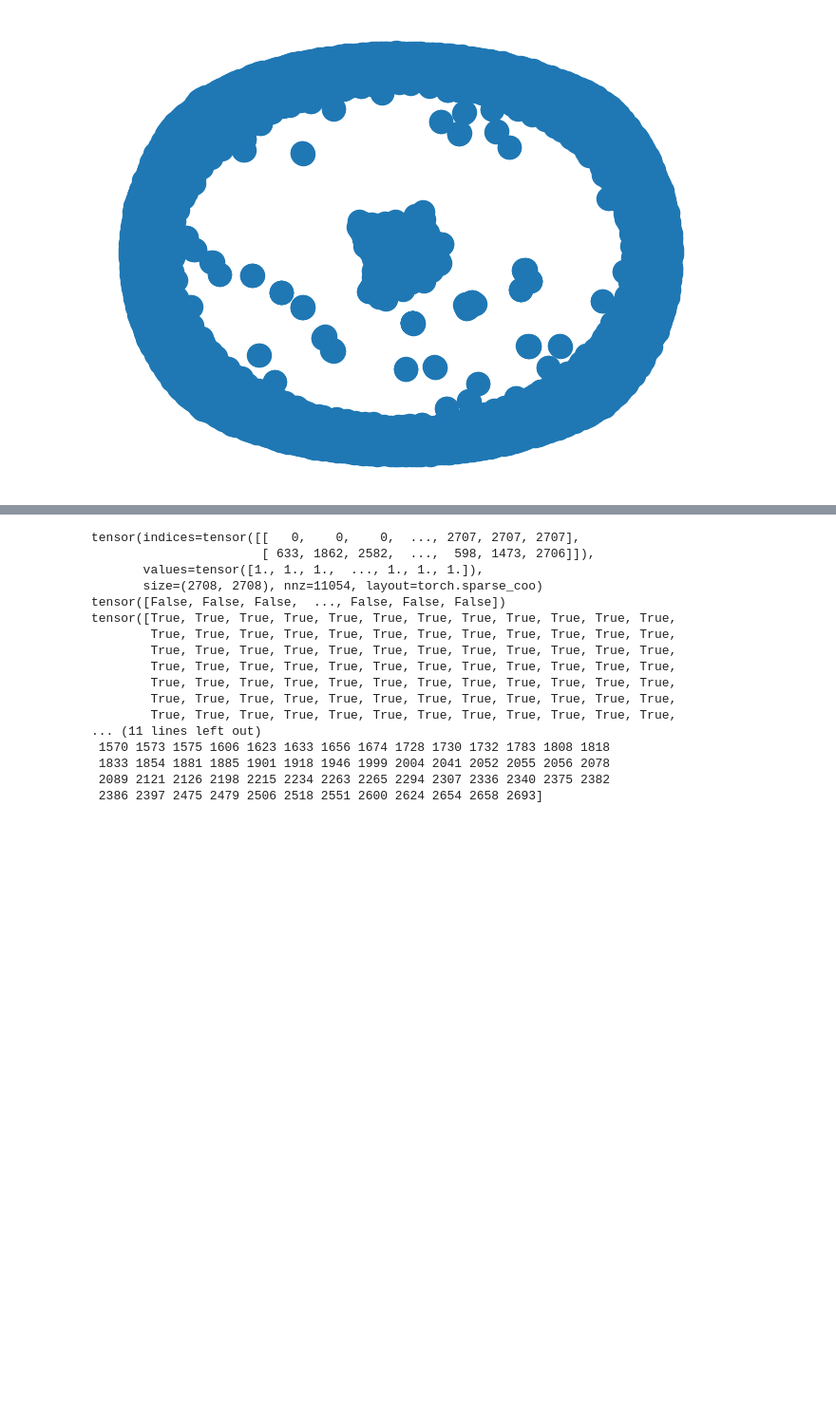
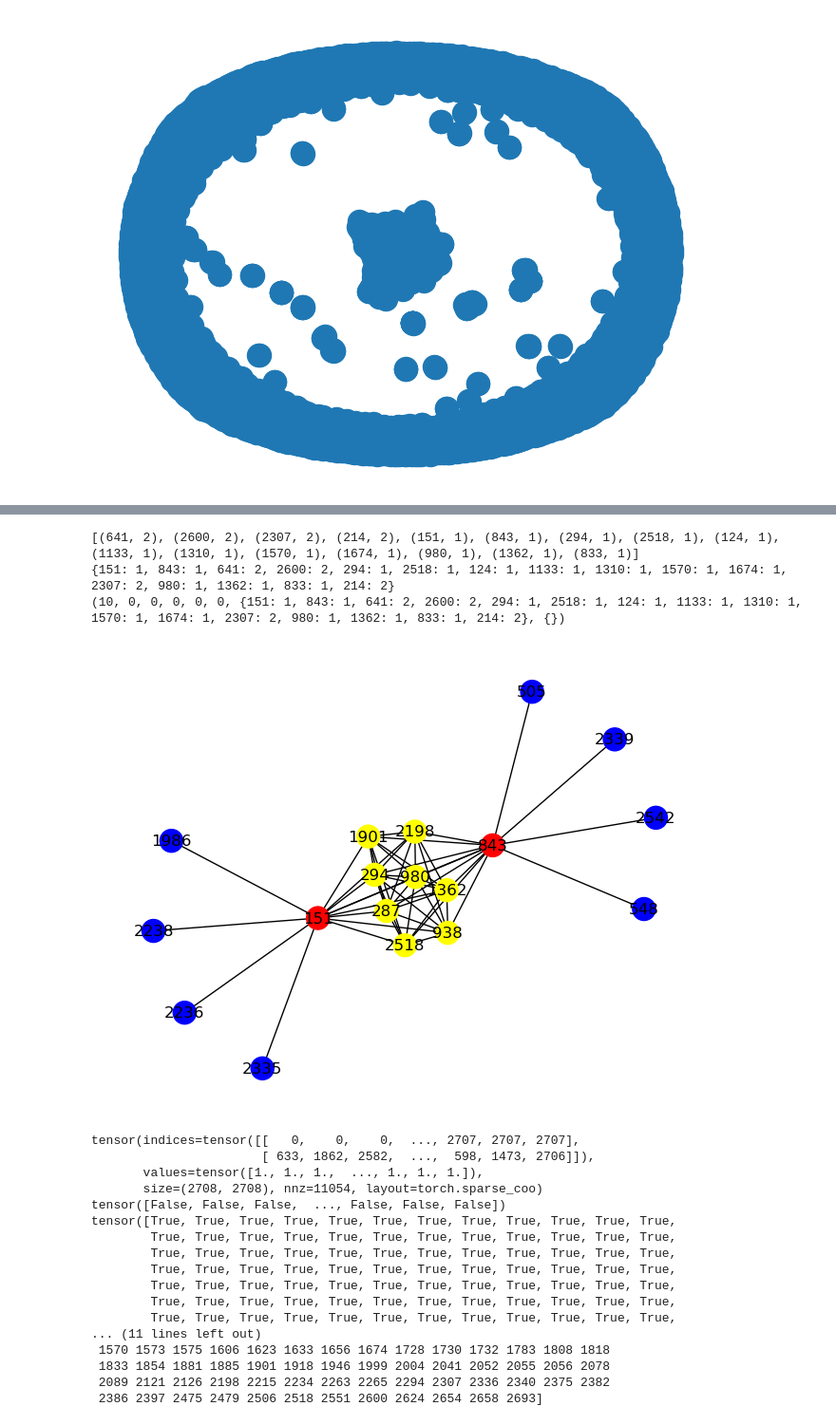
Before and after one commit to Grace-Melchiors/AAU-Dat6-Poison-GAD, a Jupyter notebook: Defence/grace.ipynb, the cells around one changed output, grey strips where cells are left out. Shown: that part at 95% size. Drawn from its saved outputs; the diff is of its cells as text; code cells hidden in the pictures; blank space fills up the shorter version.

Commit message:
added PerturbStats

```diff
--- a/Defence/grace.ipynb
+++ b/Defence/grace.ipynb
@@ -467,7 +469,7 @@ model = multiple_AS(target_lst = target_list, n_node = amount_of_nodes, device =
 
 budget = target_list.shape[0] * 2  # The amount of edges to change
 
-budget = 2
+budget = 10
 
 print("Starting attack...")
 
@@ -494,3 +503,81 @@ RuntimeError: Concatenating sparse tensors, but a dense tensor was found at posi
+# %%
+
+def perturbStats(perturb, amomaly_list):
+    """
+        returns:
+            AtA_del_count: Anomaly to Anomaly deletion count
+            AtA_add_count: Anomaly to Anomaly addition count
+            AtN_del_count: Anomaly to Normal deletion count
+            AtN_add_count: Anomaly to Normal addition count
+            NtN_del_count: Normal to Normal deletion count
+            NtN_add_count: Normal to Normal addition count
+
+            del_dict: Dictionary of node indxs along with how often they have had deleted edges
+            add_dict: Dictionary of node indxs along with how often they have had added edges
+    """
+
+    AtA_del_count = 0 #Anomaly to Anomaly deletion count
+    AtA_add_count = 0 #Anomaly to Anomaly addition count
+    AtN_del_count = 0 #Anomaly to Normal deletion count
+    AtN_add_count = 0 #Anomaly to Normal addition count
+    NtN_del_count = 0 #Normal to Normal deletion count
+    NtN_add_count = 0 #Normal to Normal addition count
+
+    del_dict = {}   # Dictionary of node indxs along with how often they have had deleted edges
+    add_dict = {}   # Dictionary of node indxs along with how often they have had added edges
+
+    def addToLib(index, dict_store):
+        if index in dict_store:
+            dict_store[index] += 1
+        else:
+            dict_store[index] = 1
+    def addIndex(index, was_delete_action):
+        if was_delete_action:
+            addToLib(index, del_dict)
+        else:
+            addToLib(index, add_dict)
+
+    for change in perturb:
+        # Deletions
+        if (change[0] in amomaly_list) and (change[1] in amomaly_list) and (change[2] == 1):
+            AtA_del_count += 1
+        elif ((change[0] in amomaly_list) and (change[1] not in amomaly_list) or
+            (change[0] not in amomaly_list) and (change[1] in amomaly_list)) and (change[2] == 1):
+            AtN_del_count += 1
+        elif (change[0] not in amomaly_list) and (change[1] not in amomaly_list) and (change[2] == 1):
+            NtN_del_count += 1
+
+        # Additions
+        elif (change[0] in amomaly_list) and (change[1] in amomaly_list) and (change[2] == 0):
+            AtA_del_count += 1
+        elif ((change[0] in amomaly_list) and (change[1] not in amomaly_list) or
+            (change[0] not in amomaly_list) and (change[1] in amomaly_list)) and (change[2] == 0):
+            AtN_del_count += 1
+        elif (change[0] not in amomaly_list) and (change[1] not in amomaly_list) and (change[2] == 0):
+            NtN_del_count += 1
+
+        #Count up how often these nodes are deleted or added to
+        addIndex(change[0], change[2])
+        addIndex(change[1], change[2])
+
+    return AtA_del_count, AtA_add_count, AtN_del_count, AtN_add_count, NtN_del_count, NtN_add_count, del_dict, add_dict
+
+
+print(perturbStats(perturb, anomaly_list))
+
+
+
+
+# indexs = torch.tensor(perturb[0][:2])
+# plot_node_subgraph(edge_data, indexs, anomaly_list = anomaly_list, with_labels = True)
+# %% [output]
+[(641, 2), (2600, 2), (2307, 2), (214, 2), (151, 1), (843, 1), (294, 1), (2518, 1), (124, 1), (1133, 1), (1310, 1), (1570, 1), (1674, 1), (980, 1), (1362, 1), (833, 1)]
+{151: 1, 843: 1, 641: 2, 2600: 2, 294: 1, 2518: 1, 124: 1, 1133: 1, 1310: 1, 1570: 1, 1674: 1, 2307: 2, 980: 1, 1362: 1, 833: 1, 214: 2}
+(10, 0, 0, 0, 0, 0, {151: 1, 843: 1, 641: 2, 2600: 2, 294: 1, 2518: 1, 124: 1, 1133: 1, 1310: 1, 1570: 1, 1674: 1, 2307: 2, 980: 1, 1362: 1, 833: 1, 214: 2}, {})
+# %%
+plot_node_subgraph(edge_index, indexs, anomaly_list = anomaly_list, with_labels = True)
+# %% [output]
+[figure, added]
 # %%
 print(model.edge_index)
 
```
Also changed, not shown: parts of 3 cells of this notebook, 1 other file.
